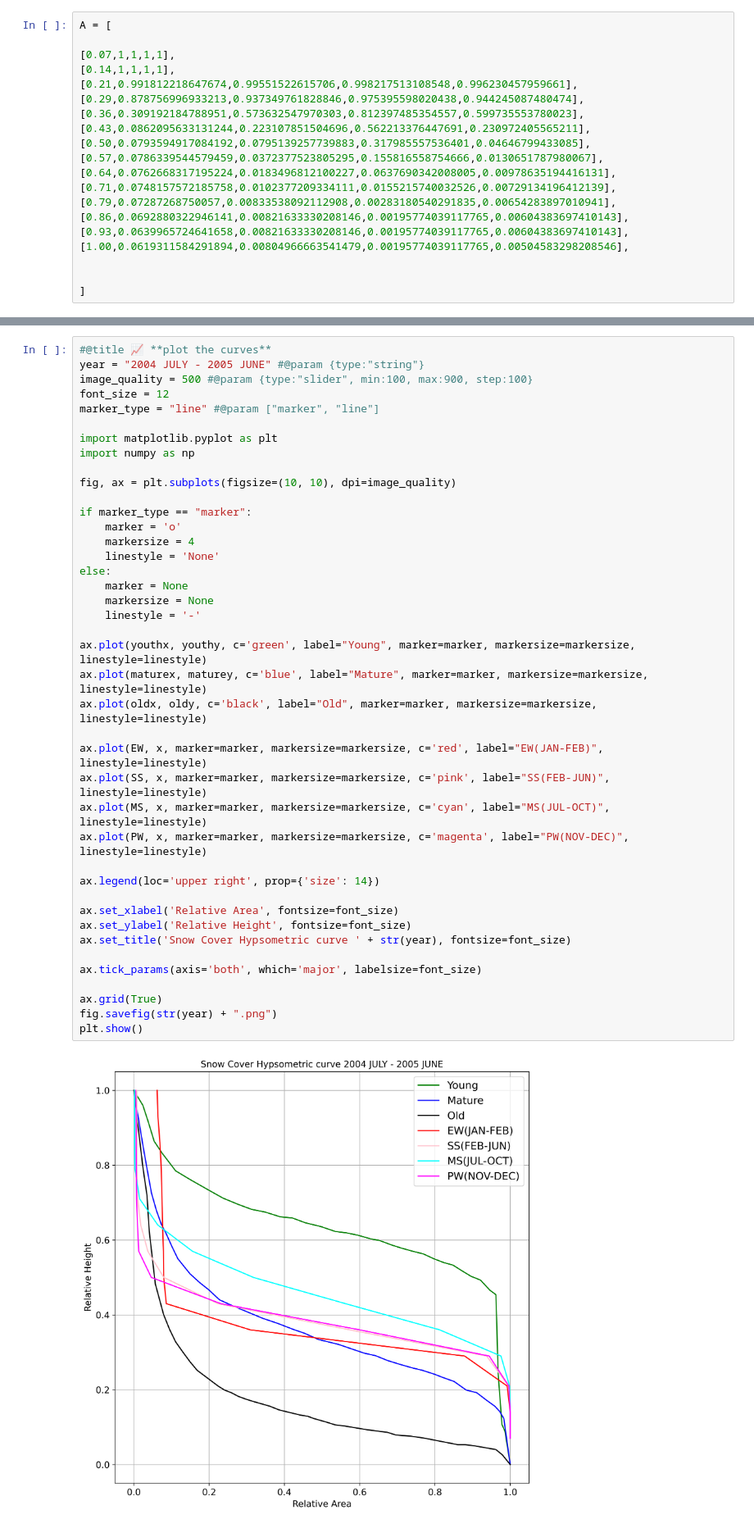
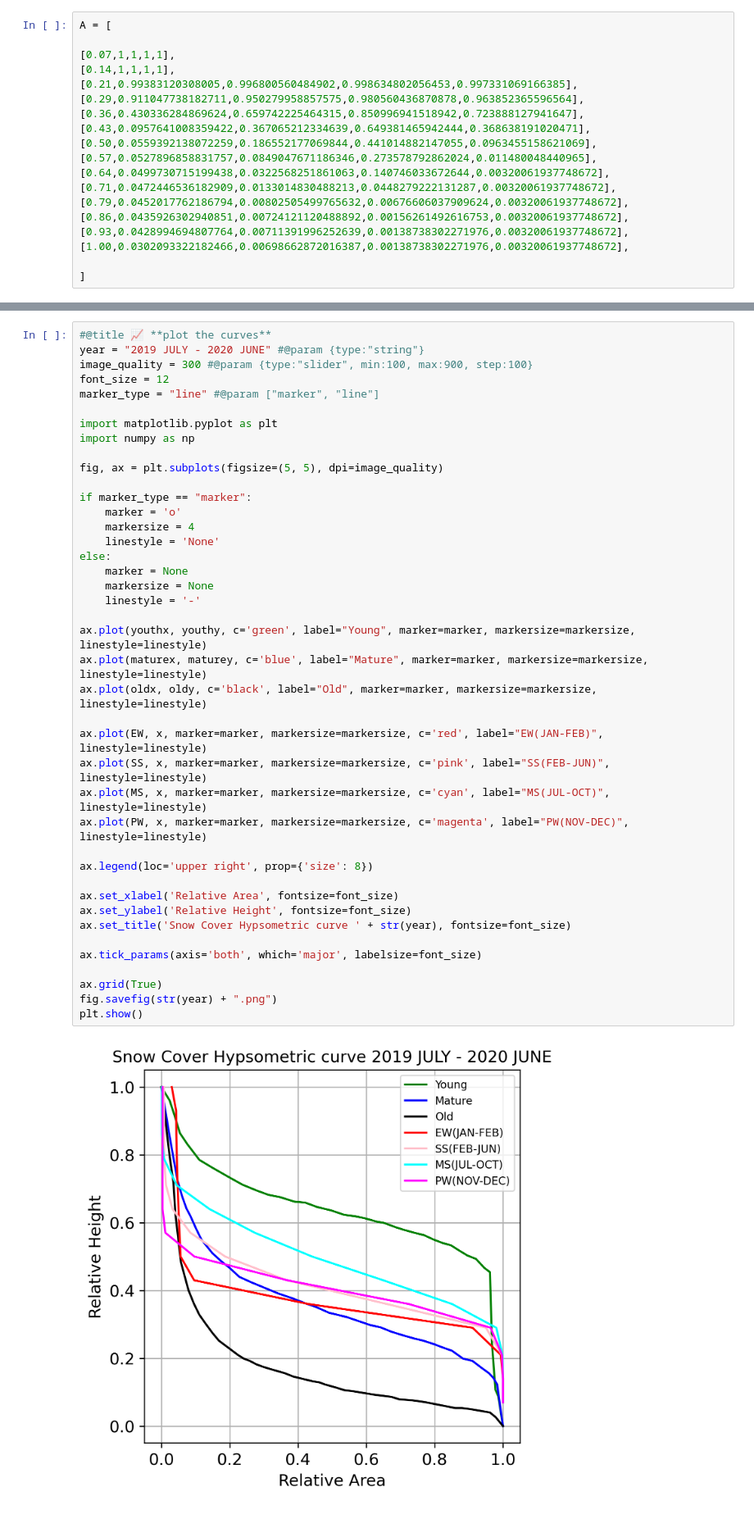
Before and after one commit to 1kaiser/Snow-cover-area-estimation, a Jupyter notebook: Hypsometric_curve_creation.ipynb, the cells around one changed output, grey strips where cells are left out. Shown at 82% size. Saved outputs shown, nothing was run; the diff lists cells and outputs as text.

```diff
--- a/Hypsometric_curve_creation.ipynb
+++ b/Hypsometric_curve_creation.ipynb
@@ -9,19 +9,18 @@ A = [
 
 [0.07,1,1,1,1],
 [0.14,1,1,1,1],
-[0.21,0.991812218647674,0.99551522615706,0.998217513108548,0.996230457959661],
-[0.29,0.878756996933213,0.937349761828846,0.975395598020438,0.944245087480474],
-[0.36,0.309192184788951,0.573632547970303,0.812397485354557,0.599735553780023],
-[0.43,0.0862095633131244,0.223107851504696,0.562213376447691,0.230972405565211],
-[0.50,0.0793594917084192,0.0795139257739883,0.317985557536401,0.04646799433085],
-[0.57,0.0786339544579459,0.0372377523805295,0.155816558754666,0.0130651787980067],
-[0.64,0.0762668317195224,0.0183496812100227,0.0637690342008005,0.00978635194416131],
-[0.71,0.0748157572185758,0.0102377209334111,0.0155215740032526,0.00729134196412139],
-[0.79,0.07287268750057,0.00833538092112908,0.00283180540291835,0.00654283897010941],
-[0.86,0.0692880322946141,0.00821633330208146,0.00195774039117765,0.00604383697410143],
-[0.93,0.0639965724641658,0.00821633330208146,0.00195774039117765,0.00604383697410143],
-[1.00,0.0619311584291894,0.00804966663541479,0.00195774039117765,0.00504583298208546],
-
+[0.21,0.99383120308005,0.996800560484902,0.998634802056453,0.997331069166385],
+[0.29,0.911047738182711,0.950279958857575,0.980560436870878,0.963852365596564],
+[0.36,0.430336284869624,0.659742225464315,0.850996941518942,0.723888127941647],
+[0.43,0.0957641008359422,0.367065212334639,0.649381465942444,0.368638191020471],
+[0.50,0.0559392138072259,0.186552177069844,0.441014882147055,0.0963455158621069],
+[0.57,0.0527896858831757,0.0849047671186346,0.273578792862024,0.011480048440965],
+[0.64,0.0499730715199438,0.0322568251861063,0.140746033672644,0.00320061937748672],
+[0.71,0.0472446536182909,0.0133014830488213,0.0448279222131287,0.00320061937748672],
+[0.79,0.0452017762186794,0.00802505499765632,0.00676606037909624,0.00320061937748672],
+[0.86,0.0435926302940851,0.00724121120488892,0.00156261492616753,0.00320061937748672],
+[0.93,0.0428994694807764,0.00711391996252639,0.00138738302271976,0.00320061937748672],
+[1.00,0.0302093322182466,0.00698662872016387,0.00138738302271976,0.00320061937748672],
 
 ]
 # %%
@@ -190,43 +189,43 @@ for i in range(len(o1)):
 # %%
 #@title 📈 **plot the curves**
-year = "2004 JULY - 2005 JUNE" #@param {type:"string"}
-image_quality = 500 #@param {type:"slider", min:100, max:900, step:100}
+year = "2019 JULY - 2020 JUNE" #@param {type:"string"}
+image_quality = 300 #@param {type:"slider", min:100, max:900, step:100}
 font_size = 12
 marker_type = "line" #@param ["marker", "line"]
 
 import matplotlib.pyplot as plt
 import numpy as np
 
-fig, ax = plt.subplots(figsize=(10, 10), dpi=image_quality)
+fig, ax = plt.subplots(figsize=(5, 5), dpi=image_quality)
 
 if marker_type == "marker":
     marker = 'o'
     markersize = 4
     linestyle = 'None'
 else:
     marker = None
     markersize = None
     linestyle = '-'
 
 ax.plot(youthx, youthy, c='green', label="Young", marker=marker, markersize=markersize, linestyle=linestyle)
 ax.plot(maturex, maturey, c='blue', label="Mature", marker=marker, markersize=markersize, linestyle=linestyle)
 ax.plot(oldx, oldy, c='black', label="Old", marker=marker, markersize=markersize, linestyle=linestyle)
 
 ax.plot(EW, x, marker=marker, markersize=markersize, c='red', label="EW(JAN-FEB)", linestyle=linestyle)
 ax.plot(SS, x, marker=marker, markersize=markersize, c='pink', label="SS(FEB-JUN)", linestyle=linestyle)
 ax.plot(MS, x, marker=marker, markersize=markersize, c='cyan', label="MS(JUL-OCT)", linestyle=linestyle)
 ax.plot(PW, x, marker=marker, markersize=markersize, c='magenta', label="PW(NOV-DEC)", linestyle=linestyle)
 
-ax.legend(loc='upper right', prop={'size': 14})
+ax.legend(loc='upper right', prop={'size': 8})
 
 ax.set_xlabel('Relative Area', fontsize=font_size)
 ax.set_ylabel('Relative Height', fontsize=font_size)
 ax.set_title('Snow Cover Hypsometric curve ' + str(year), fontsize=font_size)
 
 ax.tick_params(axis='both', which='major', labelsize=font_size)
 
 ax.grid(True)
 fig.savefig(str(year) + ".png")
 plt.show()
 # %% [output]
-[figure, old version]
+[figure, new version]
```
Also changed, not shown: parts of 1 cell of this notebook.
